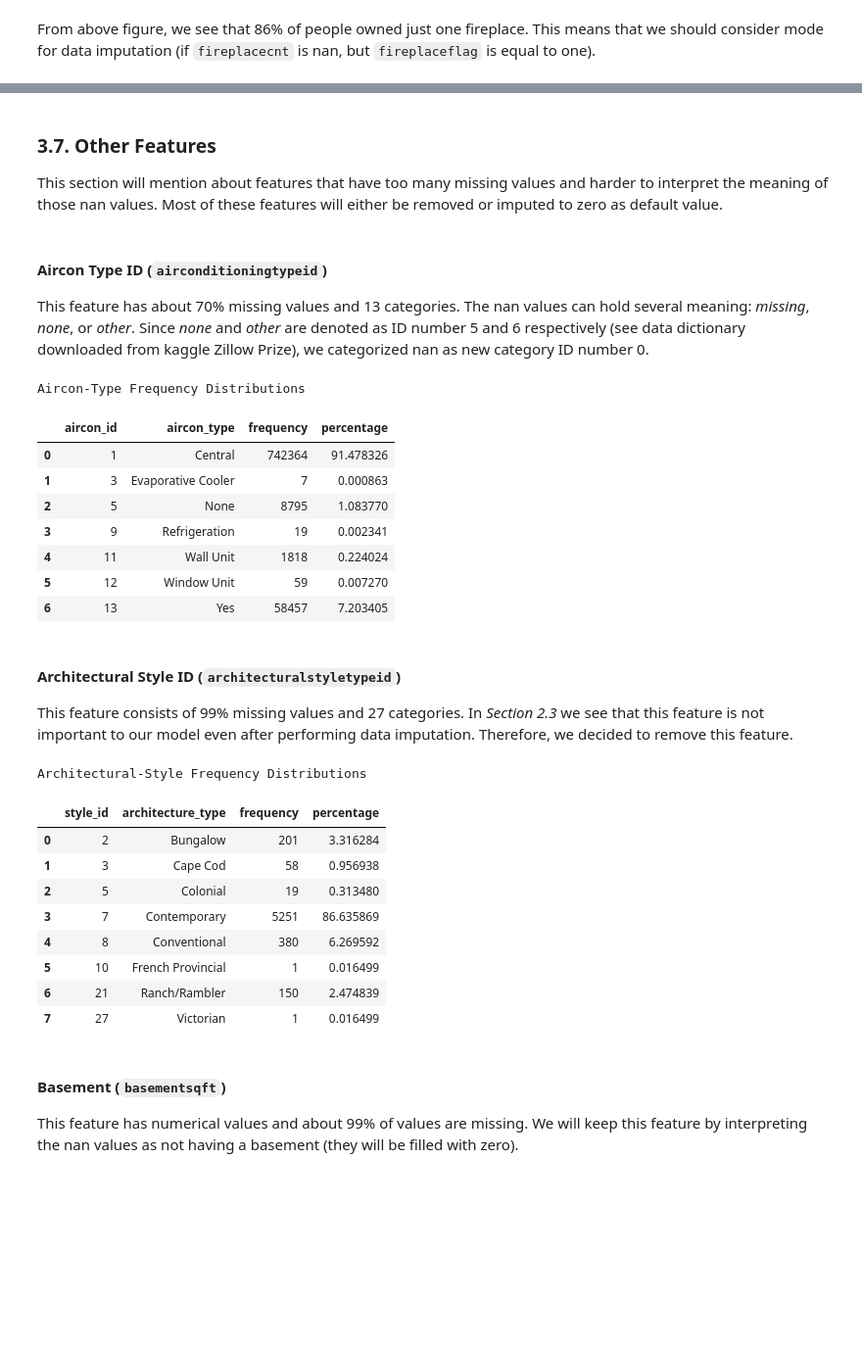
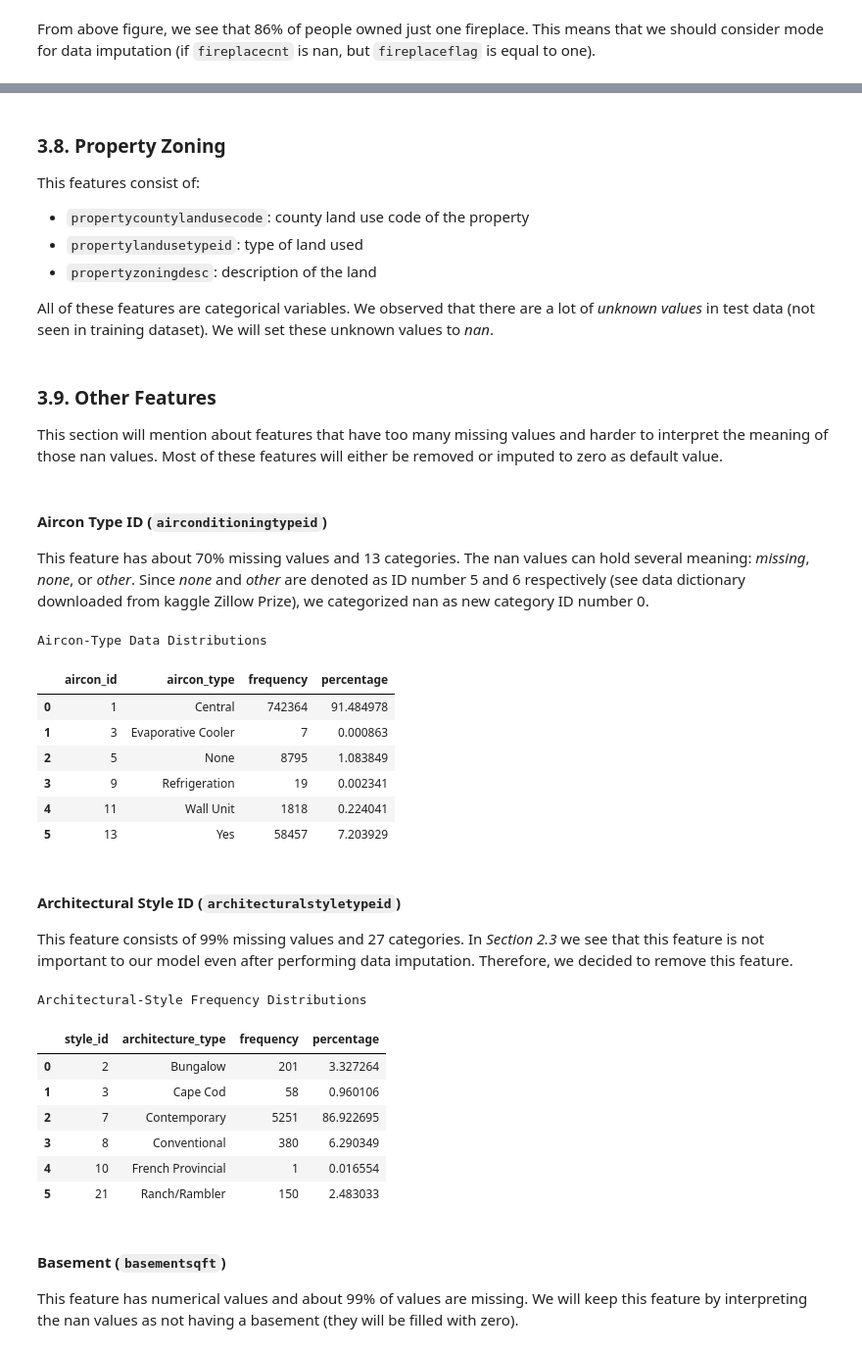
Before and after one commit to suryaParyanta/CZ4041, a Jupyter notebook: notebooks/explanatory_data_analysis.ipynb, the cells around one changed output, grey strips where cells are left out. Shown at 98% size. Cells and saved outputs as stored; diff of their text form; code cells hidden in the pictures; blank space fills up the shorter version.

```diff
--- a/notebooks/explanatory_data_analysis.ipynb
+++ b/notebooks/explanatory_data_analysis.ipynb
@@ -105,0 +110,37 @@ In this project, we will mostly used the first three options as we are not allow
+# %%
+nominal_cat_columns = ['airconditioningtypeid',
+                       'architecturalstyletypeid',
+                       'buildingclasstypeid',
+                       'decktypeid',
+                       'heatingorsystemtypeid',
+                       'propertycountylandusecode',
+                       'propertylandusetypeid',
+                       'propertyzoningdesc',
+                       'regionidcounty',
+                       'regionidcity',
+                       'regionidzip',
+                       'regionidneighborhood',
+                       'storytypeid',
+                       'typeconstructiontypeid',
+                      ]
+
+df_train = train.merge(properties, how = 'left', on = 'parcelid')
+df_test = test.merge(properties, how = 'left', on = 'parcelid')
+
+for col in nominal_cat_columns:
+    unique_train = df_train[col].dropna().unique()
+
+    print('Column:', col)
+    print('Number of unique categories on training dataset:', len(unique_train))
+    print('Number of unique categories on test dataset:', df_test[col].nunique())
+    print()
+
+    # if data is unseen in training data, convert to nan
+    properties.loc[~properties[col].isin(unique_train), col] = np.nan
+
+    # convert into categorical data
+    properties[col] = properties[col].astype("object")
+
+# delete the dataframes to save up memory
+del df_train, df_test
+gc.collect();
@@ -392,0 +453,9 @@ properties[['fips', 'latitude', 'longitude', 'regionidcounty', 'regionidcity', '
+# %% [markdown]
+### 3.8. Property Zoning
+
+This features consist of:
+* `propertycountylandusecode`: county land use code of the property
+* `propertylandusetypeid`: type of land used
+* `propertyzoningdesc`: description of the land
+
+All of these features are categorical variables. We observed that there are a lot of *unknown values* in test data (not seen in training dataset). We will set these unknown values to *nan*.
@@ -393,5 +488,5 @@ properties[['fips', 'latitude', 'longitude', 'regionidcounty', 'regionidcity', '
 # %% [markdown]
-### 3.7. Other Features
+### 3.9. Other Features
 
 This section will mention about features that have too many missing values and harder to interpret the meaning of those nan values. Most of these features will either be removed or imputed to zero as default value.
 # %% [markdown]
@@ -420,7 +515,7 @@ total_count = properties['airconditioningtypeid'].dropna().shape[0]
 aircon_dist = properties['airconditioningtypeid'].value_counts().sort_index()
 aircon_df = aircon_dist.to_frame()
 
-aircon_df['aircon_id'] = [1,3,5,9,11,12,13]
+aircon_df['aircon_id'] = aircon_df.index.astype(int)
 aircon_df['aircon_type'] = [aircon_id_dict[i] for i in aircon_df['aircon_id'].values]
 aircon_df.reset_index(drop=True, inplace=True)
 aircon_df.rename(columns={'airconditioningtypeid':'frequency'}, inplace=True)
@@ -428,20 +523,19 @@ aircon_df['percentage'] = aircon_df['frequency'] / total_count * 100
 
 # reorder the table
 aircon_df = aircon_df[['aircon_id','aircon_type', 'frequency', 'percentage']]
-aircon_df.style.set_caption('Aircon-Type Frequency Distributions').set_table_styles([{
+aircon_df.style.set_caption('Aircon-Type Data Distributions').set_table_styles([{
     'selector': 'caption',
     'props': [('text-align', 'center')]
 }])
 # %% [output]
-Aircon-Type Frequency Distributions
+Aircon-Type Data Distributions
 |  | aircon_id | aircon_type | frequency | percentage |
-| 0 | 1 | Central | 742364 | 91.478326 |
+| 0 | 1 | Central | 742364 | 91.484978 |
 | 1 | 3 | Evaporative Cooler | 7 | 0.000863 |
-| 2 | 5 | None | 8795 | 1.083770 |
+| 2 | 5 | None | 8795 | 1.083849 |
 | 3 | 9 | Refrigeration | 19 | 0.002341 |
-| 4 | 11 | Wall Unit | 1818 | 0.224024 |
-| 5 | 12 | Window Unit | 59 | 0.007270 |
-| 6 | 13 | Yes | 58457 | 7.203405 |
+| 4 | 11 | Wall Unit | 1818 | 0.224041 |
+| 5 | 13 | Yes | 58457 | 7.203929 |
 # %% [markdown]
 #### Architectural Style ID (`architecturalstyletypeid`)
 
@@ -472,42 +566,40 @@ archi_id_dict = {
     18:'English',
     19:'Other',
     20:'Prefab',
     21:'Ranch/Rambler',
     22:'Raised Ranch',
     23:'Spanish',
     24:'Traditional',
     25:'Tudor',
     26:'Unfinished/Under Construction',
     27:'Victorian'
 }
 
 total_count = properties['architecturalstyletypeid'].dropna().shape[0]
 archi_style = properties['architecturalstyletypeid'].value_counts().sort_index()
 archi_df = archi_style.to_frame()
 
-archi_df['style_id'] = [2,3,5,7,8,10,21,27]
+archi_df['style_id'] = archi_df.index.astype(int)
 archi_df['architecture_type'] = [archi_id_dict[i] for i in archi_df['style_id'].values]
 archi_df.reset_index(drop=True, inplace=True)
 archi_df.rename(columns={'architecturalstyletypeid':'frequency'}, inplace=True)
 archi_df['percentage'] = archi_df['frequency'] / total_count * 100
 
 # reorder the table
 archi_df = archi_df[['style_id', 'architecture_type', 'frequency', 'percentage']]
 archi_df.style.set_caption('Architectural-Style Frequency Distributions').set_table_styles([{
     'selector': 'caption',
     'props': [('text-align', 'center')]
 }])
 # %% [output]
 Architectural-Style Frequency Distributions
 |  | style_id | architecture_type | frequency | percentage |
-| 0 | 2 | Bungalow | 201 | 3.316284 |
-| 1 | 3 | Cape Cod | 58 | 0.956938 |
-| 2 | 5 | Colonial | 19 | 0.313480 |
-| 3 | 7 | Contemporary | 5251 | 86.635869 |
-| 4 | 8 | Conventional | 380 | 6.269592 |
-| 5 | 10 | French Provincial | 1 | 0.016499 |
-| 6 | 21 | Ranch/Rambler | 150 | 2.474839 |
-| 7 | 27 | Victorian | 1 | 0.016499 |
+| 0 | 2 | Bungalow | 201 | 3.327264 |
+| 1 | 3 | Cape Cod | 58 | 0.960106 |
+| 2 | 7 | Contemporary | 5251 | 86.922695 |
+| 3 | 8 | Conventional | 380 | 6.290349 |
+| 4 | 10 | French Provincial | 1 | 0.016554 |
+| 5 | 21 | Ranch/Rambler | 150 | 2.483033 |
 # %% [markdown]
 #### Basement (`basementsqft`)
 
```
Also changed, not shown: parts of 27 cells of this notebook, 4 other files.
